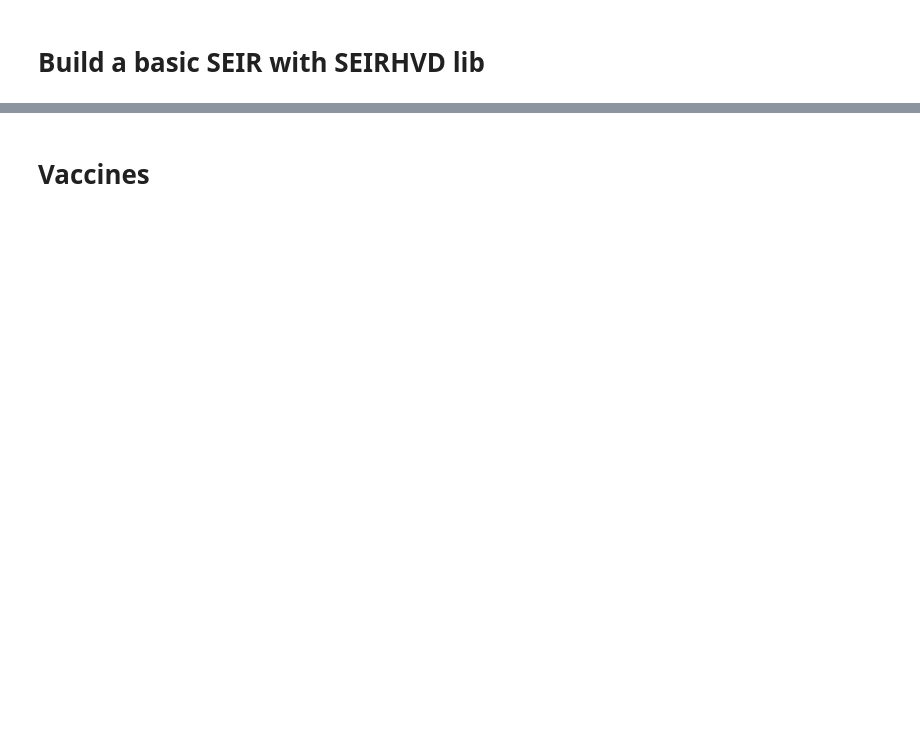
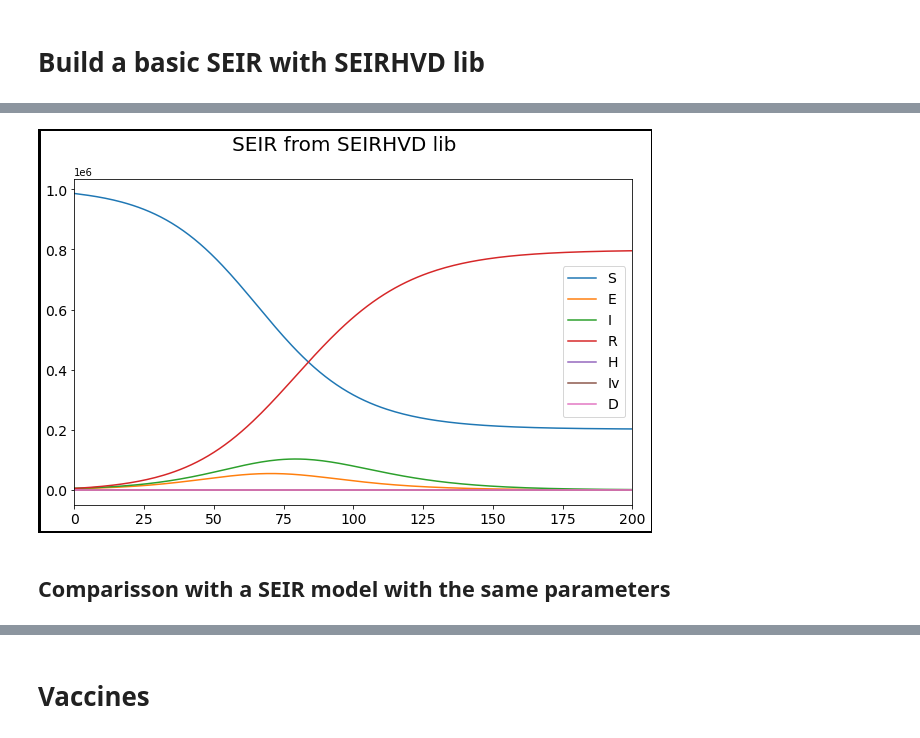
Before and after one commit to DLab/covid19geomodeller, a Jupyter notebook: Examples/SEIRHVD.ipynb, the cells around one changed output, grey strips where cells are left out. Drawn from its saved outputs; the diff is of its cells as text; code cells hidden in the pictures; blank space fills up the shorter version.

Commit message:
Updated SEIRHVD example

```diff
--- a/Examples/SEIRHVD.ipynb
+++ b/Examples/SEIRHVD.ipynb
@@ -83,14 +97,22 @@ model.solve()
 # %%
 # Plot matplotlib
-plt.plot(model.t,model.S,label='S')
-plt.plot(model.t,model.E,label='E')
-plt.plot(model.t,model.I,label='I')
-plt.plot(model.t,model.R,label='R')
-plt.plot(model.t,model.H,label='H')
-plt.plot(model.t,model.Iv,label='Iv')
-plt.plot(model.t,model.D,label='D')
-plt.xlim(0,300)
-plt.legend(loc=0)
-plt.title('SEIR from SEIRHVD lib')
+fig, axs = plt.subplots(figsize=(10,6),linewidth=5,edgecolor='black',facecolor="white")
+axs.xaxis.set_tick_params(labelsize=14)
+axs.yaxis.set_tick_params(labelsize=14)
+
+axs.plot(model.t,model.S,label='S')
+axs.plot(model.t,model.E,label='E')
+axs.plot(model.t,model.I,label='I')
+axs.plot(model.t,model.R,label='R')
+axs.plot(model.t,model.H,label='H')
+axs.plot(model.t,model.Iv,label='Iv')
+axs.plot(model.t,model.D,label='D')
+axs.set_xlim(0,200)
+axs.legend(loc=0,fontsize=14)
+fig.suptitle('SEIR from SEIRHVD lib',fontsize=20)
 plt.show()
+# %% [output]
+[figure, added]
+# %% [markdown]
+## Comparisson with a SEIR model with the same parameters
 # %%
```
Also changed, not shown: parts of 55 cells of this notebook.
